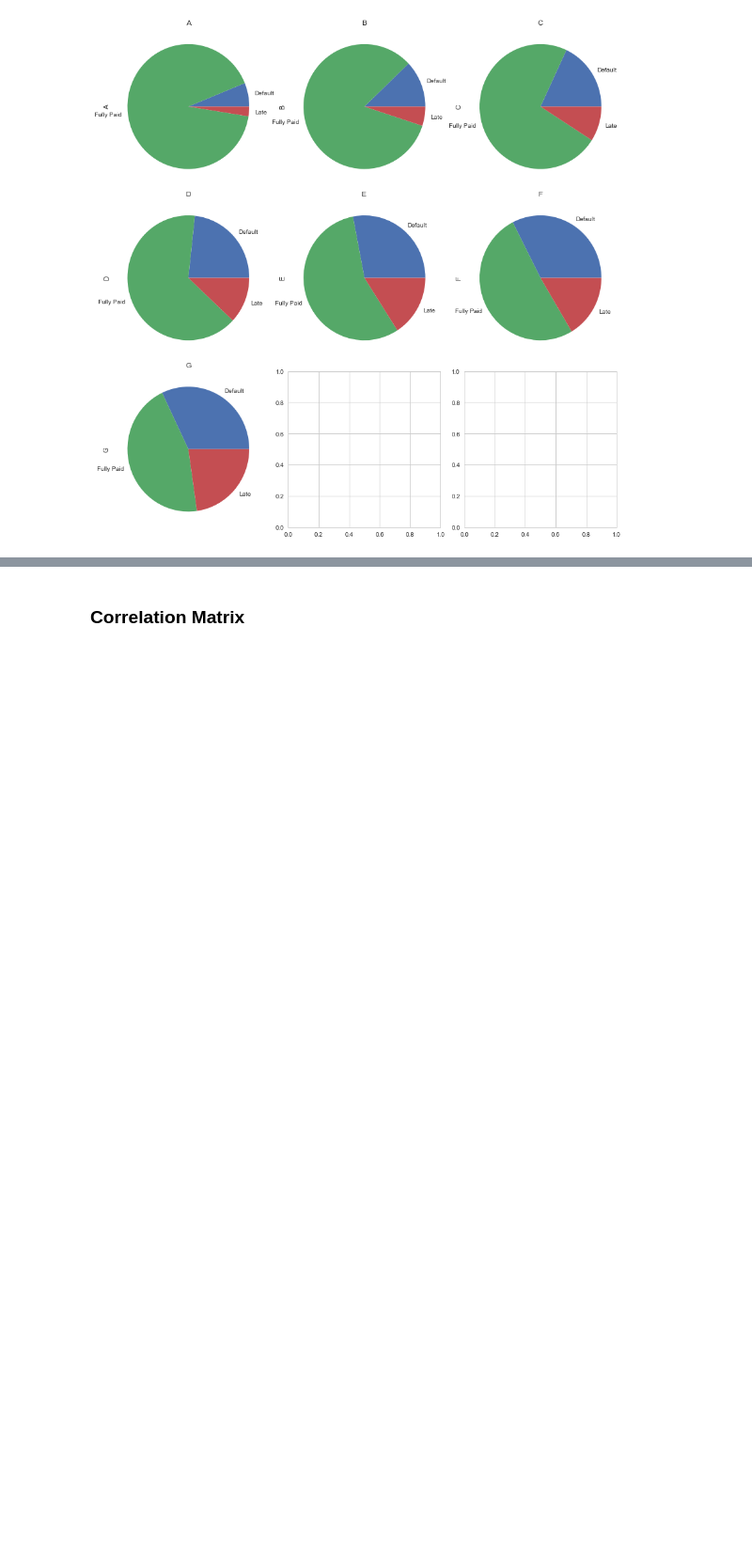
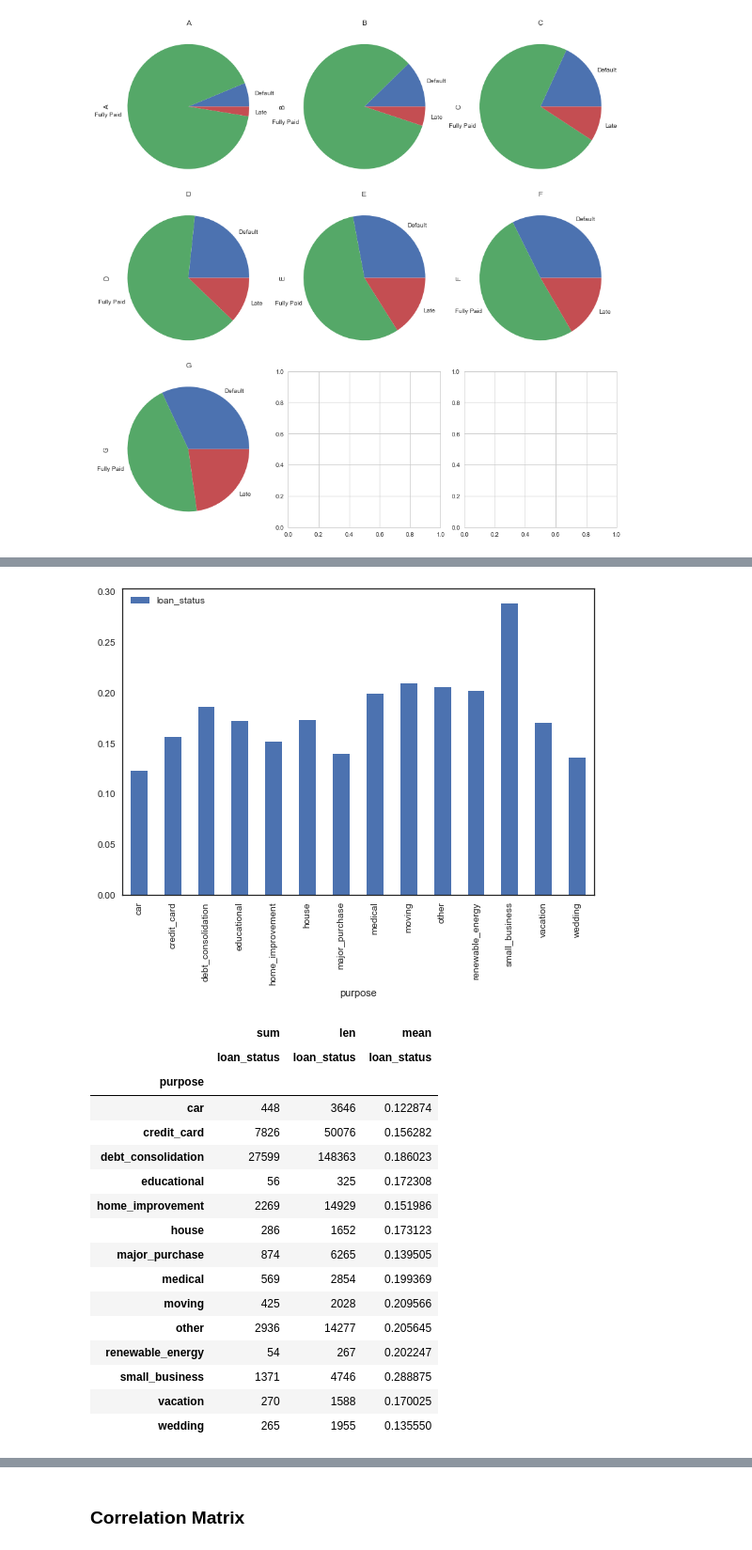
Before and after one commit to liuslouis/LC_data, a Jupyter notebook: introduction+graphs_update.ipynb, the cells around one changed output, grey strips where cells are left out. Shown at 94% size. Saved outputs shown, nothing was run; the diff lists cells and outputs as text; code cells hidden in the pictures; blank space fills up the shorter version.

```diff
--- a/introduction+graphs_update.ipynb
+++ b/introduction+graphs_update.ipynb
@@ -417,0 +405,28 @@ plt.tight_layout()
+# %%
+#Assign dummy variable to loan status
+mapping_dictionary = {"loan_status":{ "Fully Paid": 0, "Charged Off": 1}}
+filtered_loans = filtered_loans.replace(mapping_dictionary)
+# %%
+plt.rcParams['figure.figsize'] = (9,6)
+purpose_=pd.pivot_table(filtered_loans, index = 'purpose',values = 'loan_status', aggfunc=[np.sum,len,np.mean])
+plt.show(purpose_['mean'].plot(kind = 'bar'))
+purpose_
+# %% [output]
+[figure, added]
+|  | sum | len | mean |
+|  | loan_status | loan_status | loan_status |
+| purpose |  |  |  |
+| car | 448 | 3646 | 0.122874 |
+| credit_card | 7826 | 50076 | 0.156282 |
+| debt_consolidation | 27599 | 148363 | 0.186023 |
+| educational | 56 | 325 | 0.172308 |
+| home_improvement | 2269 | 14929 | 0.151986 |
+| house | 286 | 1652 | 0.173123 |
+| major_purchase | 874 | 6265 | 0.139505 |
+| medical | 569 | 2854 | 0.199369 |
+| moving | 425 | 2028 | 0.209566 |
+| other | 2936 | 14277 | 0.205645 |
+| renewable_energy | 54 | 267 | 0.202247 |
+| small_business | 1371 | 4746 | 0.288875 |
+| vacation | 270 | 1588 | 0.170025 |
+| wedding | 265 | 1955 | 0.135550 |
```
Also changed, not shown: parts of 26 cells of this notebook.
